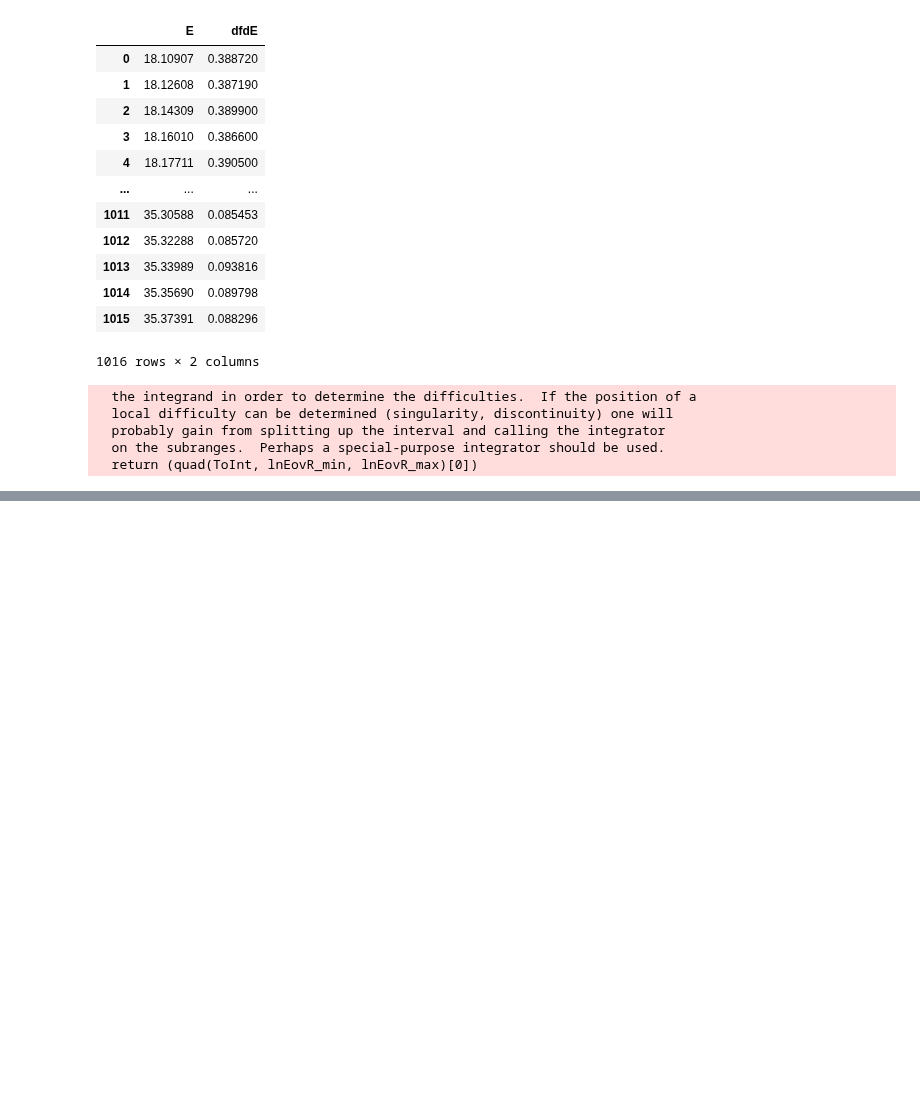
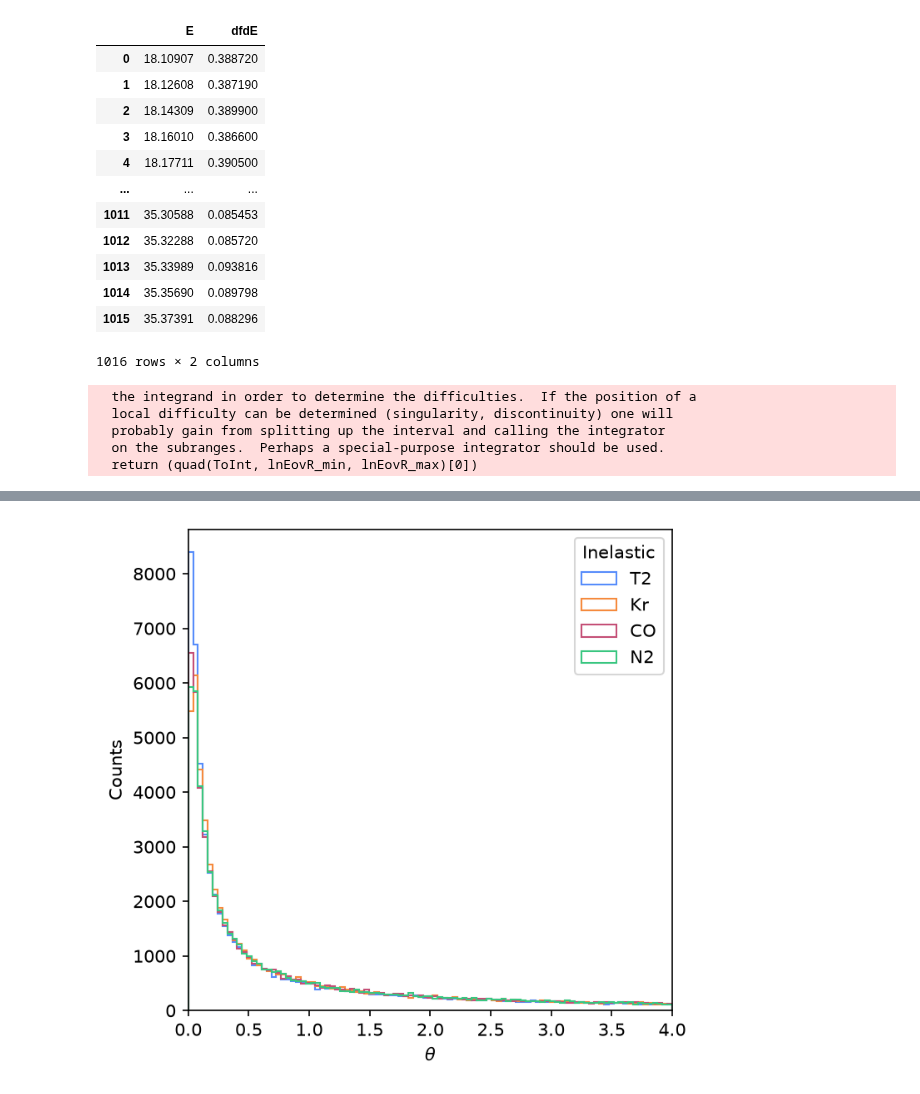
Before and after one commit to benjpjones/Project8ElectronScattering, a Jupyter notebook: OscillatorStrengthScattering.ipynb, the cells around one changed output, grey strips where cells are left out. Drawn from its saved outputs; the diff is of its cells as text; code cells hidden in the pictures; blank space fills up the shorter version.

```diff
--- a/OscillatorStrengthScattering.ipynb
+++ b/OscillatorStrengthScattering.ipynb
@@ -140,12 +148,16 @@ plt.show()
 # %%
-TotalCrossSections={}
-KinematicsFunctions={}
-
-TotalCrossSections['inelastic']=interp1d(Ts,sigma_cont)
-
-def InelasticKinFunction(T):
-    return opticalapprox.SampleKinematics(T,OscStrH2,constants.mT*2)
-KinematicsFunctions['inelastic']=InelasticKinFunction
+plt.figure(figsize=(5,5),dpi=150)
+plt.hist(np.array(dThsH2)*180/np.pi,bins=np.linspace(0,4,100),histtype="step",label='T2')
+plt.hist(np.array(dThsKr)*180/np.pi,bins=np.linspace(0,4,100),histtype="step",label='Kr')
+plt.hist(np.array(dThsCO)*180/np.pi,bins=np.linspace(0,4,100),histtype="step",label='CO')
+plt.hist(np.array(dThsN2)*180/np.pi,bins=np.linspace(0,4,100),histtype="step",label='N2')
+plt.xlim(0,4)
+plt.xlabel(r"$\theta$")
+plt.ylabel("Counts")
+plt.legend(loc='upper right',title='Inelastic')
+plt.show()
+# %% [output]
+[figure, added]
 # %%
 ElectronEnergy=18e3
 Density0=20e3
```
Also changed, not shown: parts of 5 cells of this notebook.
